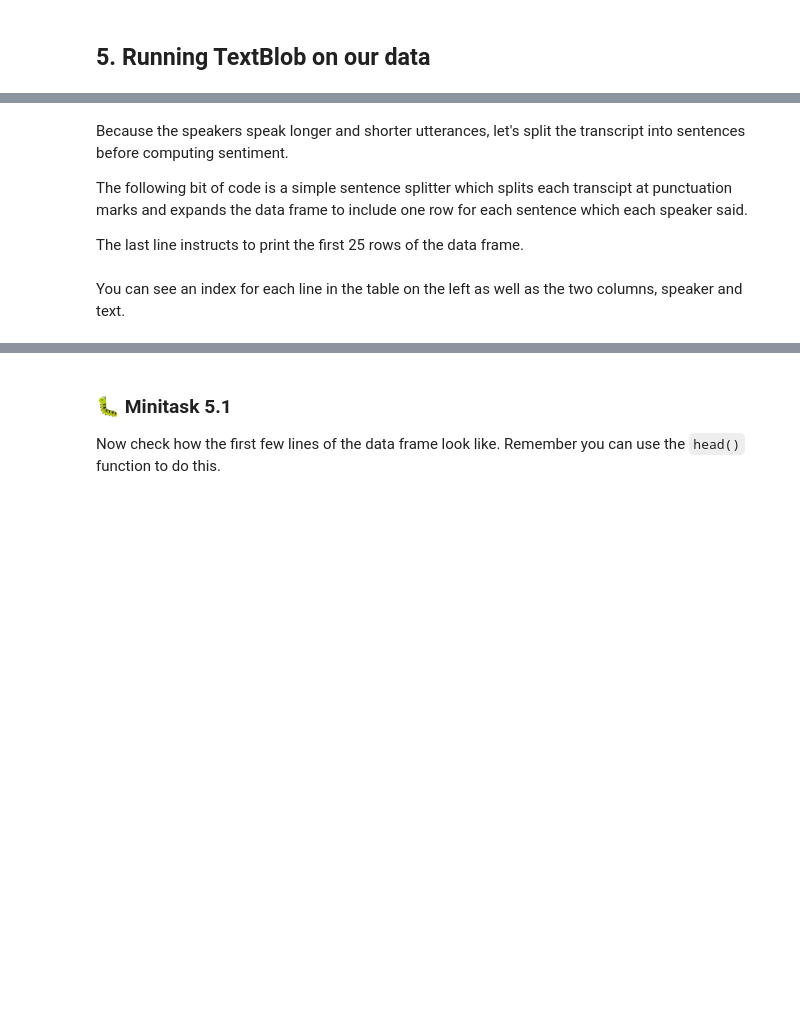
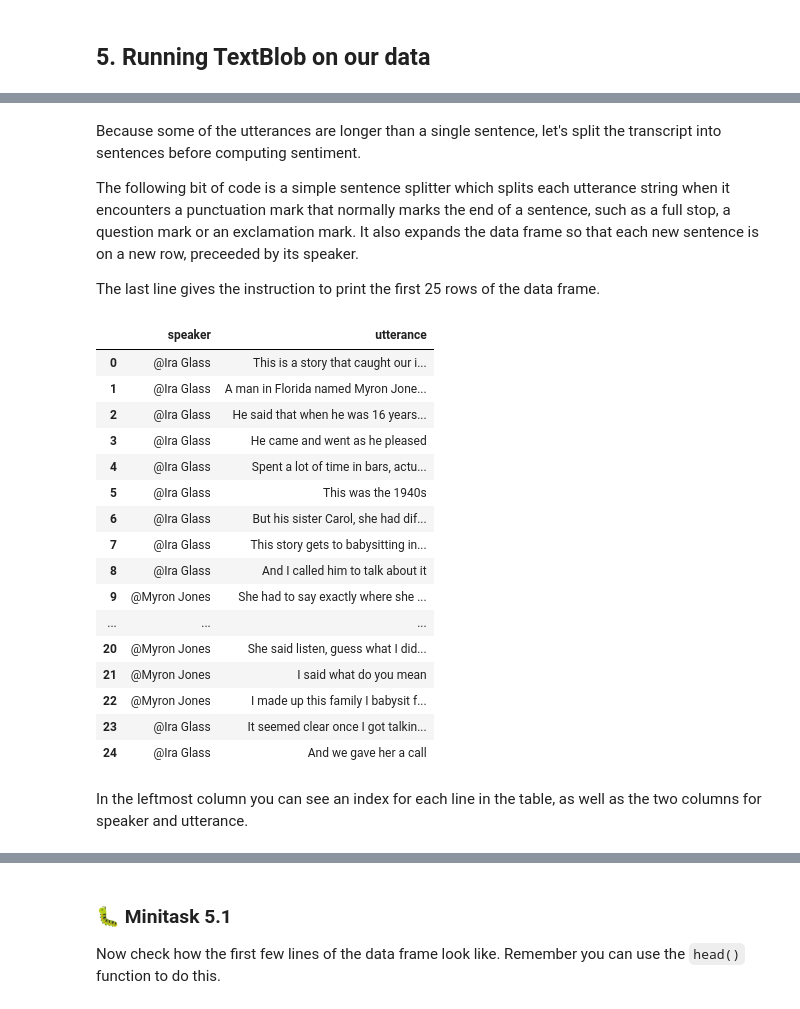
Before and after one commit to bea-alex/efi_narrative_and_computational_text_analysis, a Jupyter notebook: TEACHER/notebooks/Sentiment Analysis.ipynb, the cells around one changed output, grey strips where cells are left out. Saved outputs shown, nothing was run; the diff lists cells and outputs as text; code cells hidden in the pictures; blank space fills up the shorter version.

```diff
--- a/TEACHER/notebooks/Sentiment Analysis.ipynb
+++ b/TEACHER/notebooks/Sentiment Analysis.ipynb
@@ -127,22 +171,40 @@ df.head()
 # %% [markdown]
-Because the speakers speak longer and shorter utterances, let's split the transcript into sentences before computing sentiment.
+Because some of the utterances are longer than a single sentence, let's split the transcript into sentences before computing sentiment.
 
-The following bit of code is a simple sentence splitter which splits each transcipt at punctuation marks and expands the data frame to include one row for each sentence which each speaker said.
+The following bit of code is a simple sentence splitter which splits each utterance string when it encounters a punctuation mark that normally marks the end of a sentence, such as a full stop, a question mark or an exclamation mark. It also expands the data frame so that each new sentence is on a new row, preceeded by its speaker.
 
-The last line instructs to print the first 25 rows of the data frame.
+The last line gives the instruction to print the first 25 rows of the data frame.
 # %%
-s = (df.pop('text')
+s = (df.pop('utterance')
     .str.strip('.')
     .str.strip('?')
     .str.strip('!')
     .str.split('[\.\?\!]\s+', expand=True)
     .stack()
-    .rename('text')
+    .rename('utterance')
     .reset_index(level=1, drop=True))
 
 df = df.join(s).reset_index(drop=True)
 df.head(25)
+# %% [output]
+|  | speaker | utterance |
+| 0 | @Ira Glass | This is a story that caught our i... |
+| 1 | @Ira Glass | A man in Florida named Myron Jone... |
+| 2 | @Ira Glass | He said that when he was 16 years... |
+| 3 | @Ira Glass | He came and went as he pleased |
+| 4 | @Ira Glass | Spent a lot of time in bars, actu... |
+| 5 | @Ira Glass | This was the 1940s |
+| 6 | @Ira Glass | But his sister Carol, she had dif... |
+| 7 | @Ira Glass | This story gets to babysitting in... |
+| 8 | @Ira Glass | And I called him to talk about it |
+| 9 | @Myron Jones | She had to say exactly where she ... |
+| ... | ... | ... |
+| 20 | @Myron Jones | She said listen, guess what I did... |
+| 21 | @Myron Jones | I said what do you mean |
+| 22 | @Myron Jones | I made up this family I babysit f... |
+| 23 | @Ira Glass | It seemed clear once I got talkin... |
+| 24 | @Ira Glass | And we gave her a call |
 # %% [markdown]
-You can see an index for each line in the table on the left as well as the two columns, speaker and text.
+In the leftmost column you can see an index for each line in the table, as well as the two columns for speaker and utterance.
 # %%
 df.describe()
```
Also changed, not shown: parts of 36 cells of this notebook.
